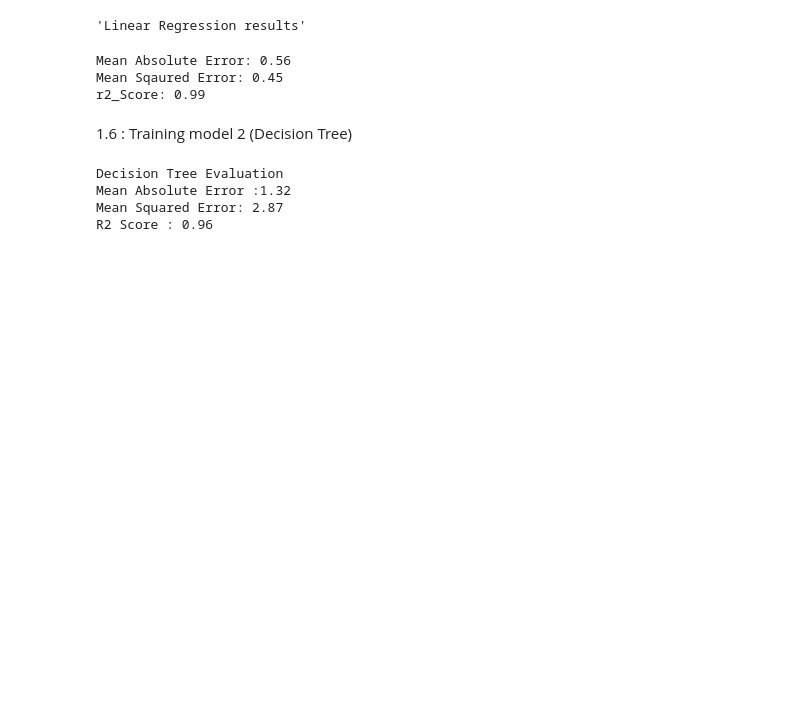
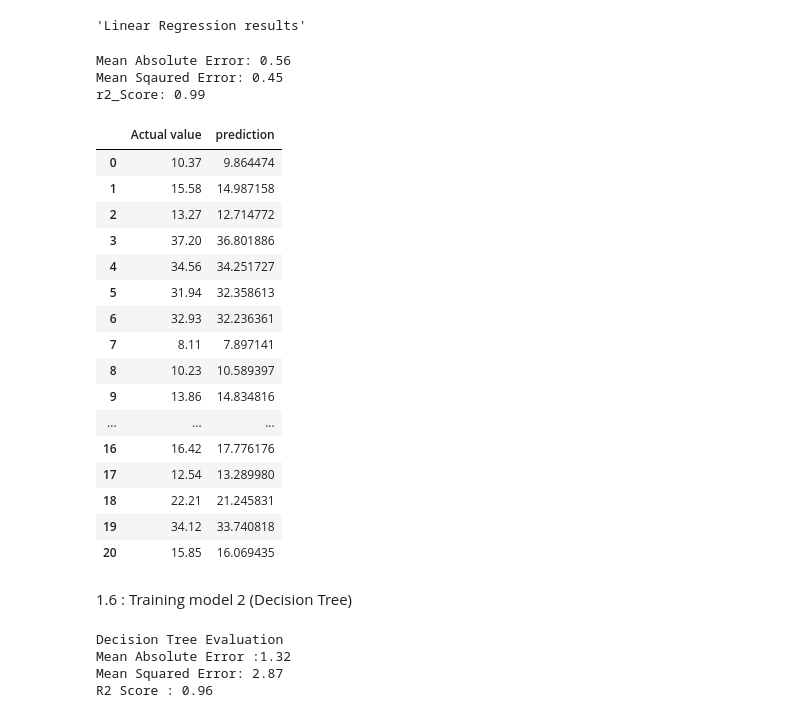
Before and after one commit to mudasir1144/Smart_electricity_consumption, a Jupyter notebook: Smart-Electricity-Consumption/notebooks/02_Model_Training.ipynb, the cells around one changed output. Cells and saved outputs as stored; diff of their text form; code cells hidden in the pictures; blank space fills up the shorter version.

```diff
--- a/Smart-Electricity-Consumption/notebooks/02_Model_Training.ipynb
+++ b/Smart-Electricity-Consumption/notebooks/02_Model_Training.ipynb
@@ -55,6 +55,30 @@ print(f"r2_Score: {lin_r2:.2f}")
 Mean Absolute Error: 0.56
 Mean Sqaured Error: 0.45
 r2_Score: 0.99
+# %%
+pred_report = pd.DataFrame({
+    "Actual value" : y_test.values,
+    "prediction": prediction
+})
+pred_report.head(21)
+# %% [output]
+|  | Actual value | prediction |
+| 0 | 10.37 | 9.864474 |
+| 1 | 15.58 | 14.987158 |
+| 2 | 13.27 | 12.714772 |
+| 3 | 37.20 | 36.801886 |
+| 4 | 34.56 | 34.251727 |
+| 5 | 31.94 | 32.358613 |
+| 6 | 32.93 | 32.236361 |
+| 7 | 8.11 | 7.897141 |
+| 8 | 10.23 | 10.589397 |
+| 9 | 13.86 | 14.834816 |
+| ... | ... | ... |
+| 16 | 16.42 | 17.776176 |
+| 17 | 12.54 | 13.289980 |
+| 18 | 22.21 | 21.245831 |
+| 19 | 34.12 | 33.740818 |
+| 20 | 15.85 | 16.069435 |
 # %% [markdown]
 1.6 : Training model 2 (Decision Tree)
 # %%
```
Also changed, not shown: 4 other files.
